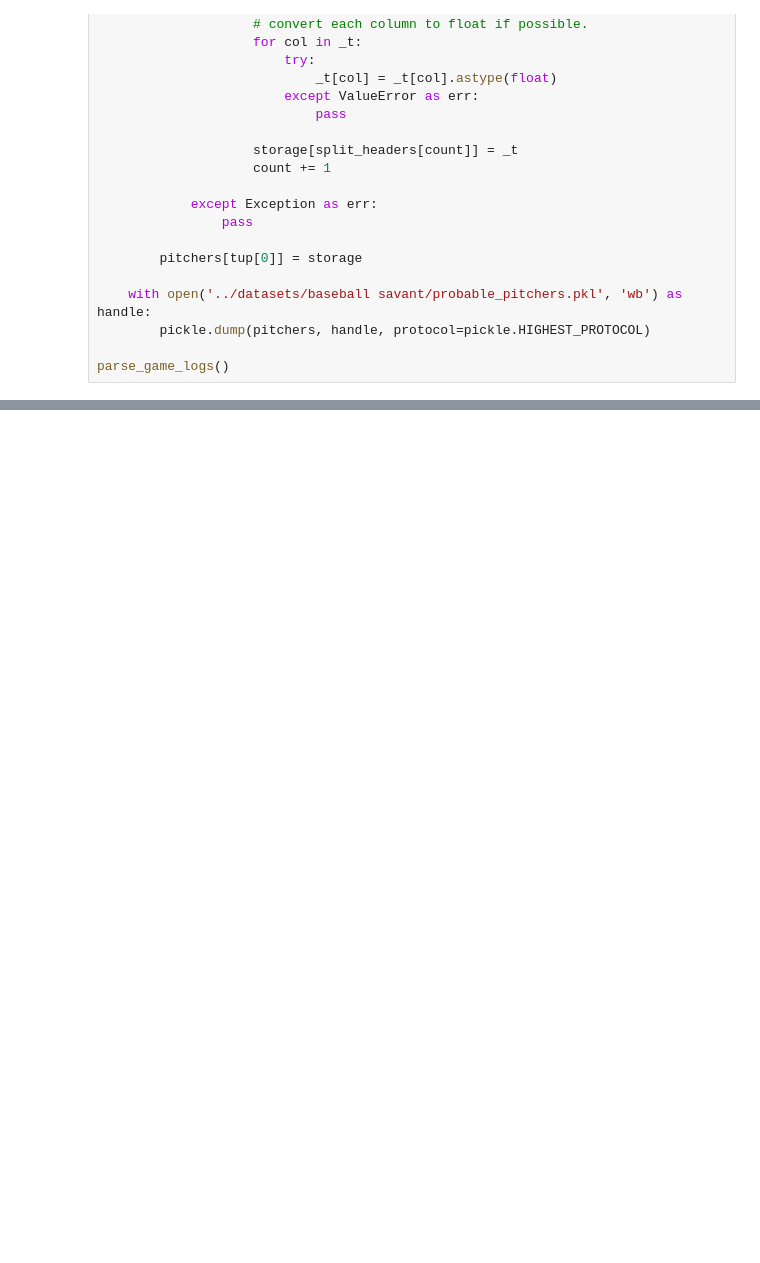
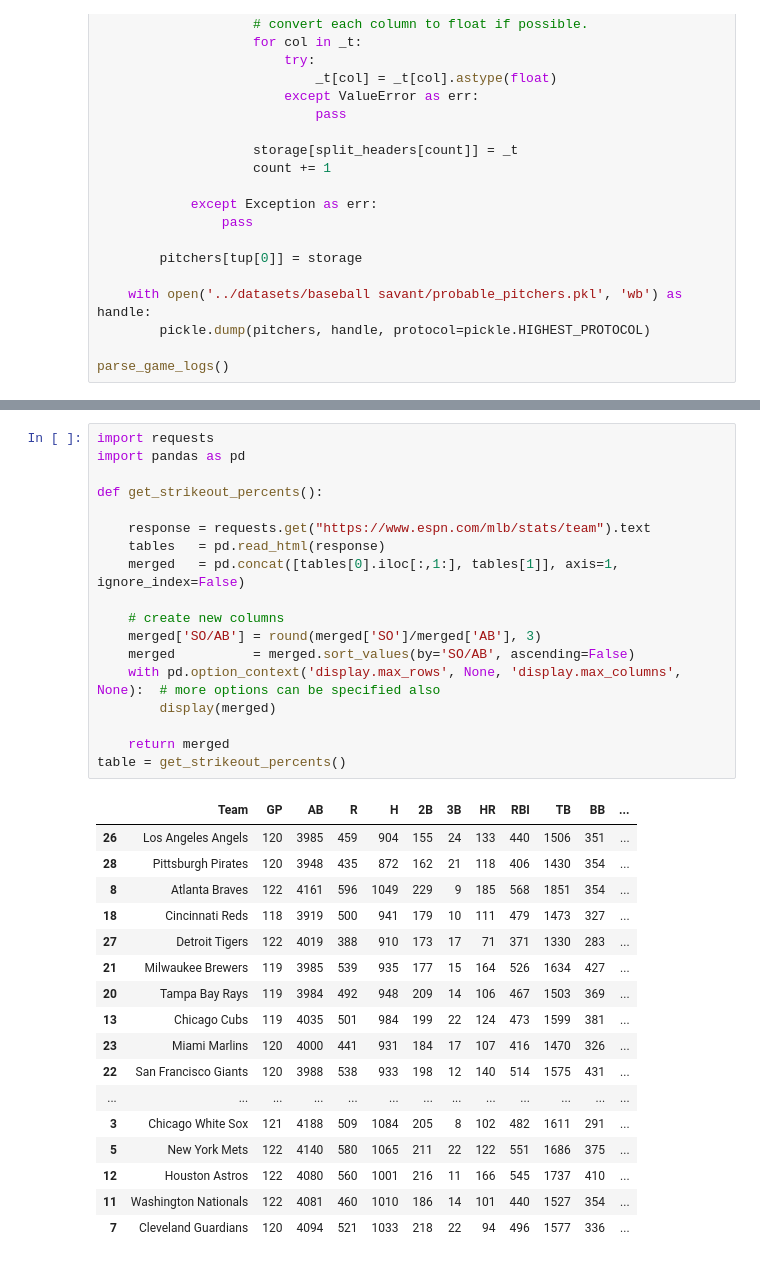
Before and after one commit to rushcapital/quant-baseball, a Jupyter notebook: baseball_savant.ipynb, the cells around one changed output, grey strips where cells are left out. Saved outputs shown, nothing was run; the diff lists cells and outputs as text; blank space fills up the shorter version.

```diff
--- a/baseball_savant.ipynb
+++ b/baseball_savant.ipynb
@@ -277,0 +178,36 @@ generate_inning_lines([2,3])
+# %%
+import requests
+import pandas as pd
+
+def get_strikeout_percents():
+
+    response = requests.get("https://www.espn.com/mlb/stats/team").text
+    tables   = pd.read_html(response)
+    merged   = pd.concat([tables[0].iloc[:,1:], tables[1]], axis=1, ignore_index=False)
+
+    # create new columns
+    merged['SO/AB'] = round(merged['SO']/merged['AB'], 3)
+    merged          = merged.sort_values(by='SO/AB', ascending=False)
+    with pd.option_context('display.max_rows', None, 'display.max_columns', None):  # more options can be specified also
+        display(merged)
+
+    return merged
+table = get_strikeout_percents()
+# %% [output]
+|  | Team | GP | AB | R | H | 2B | 3B | HR | RBI | TB | BB | ... |
+| 26 | Los Angeles Angels | 120 | 3985 | 459 | 904 | 155 | 24 | 133 | 440 | 1506 | 351 | ... |
+| 28 | Pittsburgh Pirates | 120 | 3948 | 435 | 872 | 162 | 21 | 118 | 406 | 1430 | 354 | ... |
+| 8 | Atlanta Braves | 122 | 4161 | 596 | 1049 | 229 | 9 | 185 | 568 | 1851 | 354 | ... |
+| 18 | Cincinnati Reds | 118 | 3919 | 500 | 941 | 179 | 10 | 111 | 479 | 1473 | 327 | ... |
+| 27 | Detroit Tigers | 122 | 4019 | 388 | 910 | 173 | 17 | 71 | 371 | 1330 | 283 | ... |
+| 21 | Milwaukee Brewers | 119 | 3985 | 539 | 935 | 177 | 15 | 164 | 526 | 1634 | 427 | ... |
+| 20 | Tampa Bay Rays | 119 | 3984 | 492 | 948 | 209 | 14 | 106 | 467 | 1503 | 369 | ... |
+| 13 | Chicago Cubs | 119 | 4035 | 501 | 984 | 199 | 22 | 124 | 473 | 1599 | 381 | ... |
+| 23 | Miami Marlins | 120 | 4000 | 441 | 931 | 184 | 17 | 107 | 416 | 1470 | 326 | ... |
+| 22 | San Francisco Giants | 120 | 3988 | 538 | 933 | 198 | 12 | 140 | 514 | 1575 | 431 | ... |
+| ... | ... | ... | ... | ... | ... | ... | ... | ... | ... | ... | ... | ... |
+| 3 | Chicago White Sox | 121 | 4188 | 509 | 1084 | 205 | 8 | 102 | 482 | 1611 | 291 | ... |
+| 5 | New York Mets | 122 | 4140 | 580 | 1065 | 211 | 22 | 122 | 551 | 1686 | 375 | ... |
+| 12 | Houston Astros | 122 | 4080 | 560 | 1001 | 216 | 11 | 166 | 545 | 1737 | 410 | ... |
+| 11 | Washington Nationals | 122 | 4081 | 460 | 1010 | 186 | 14 | 101 | 440 | 1527 | 354 | ... |
+| 7 | Cleveland Guardians | 120 | 4094 | 521 | 1033 | 218 | 22 | 94 | 496 | 1577 | 336 | ... |
```
Also changed, not shown: parts of 5 cells of this notebook.
